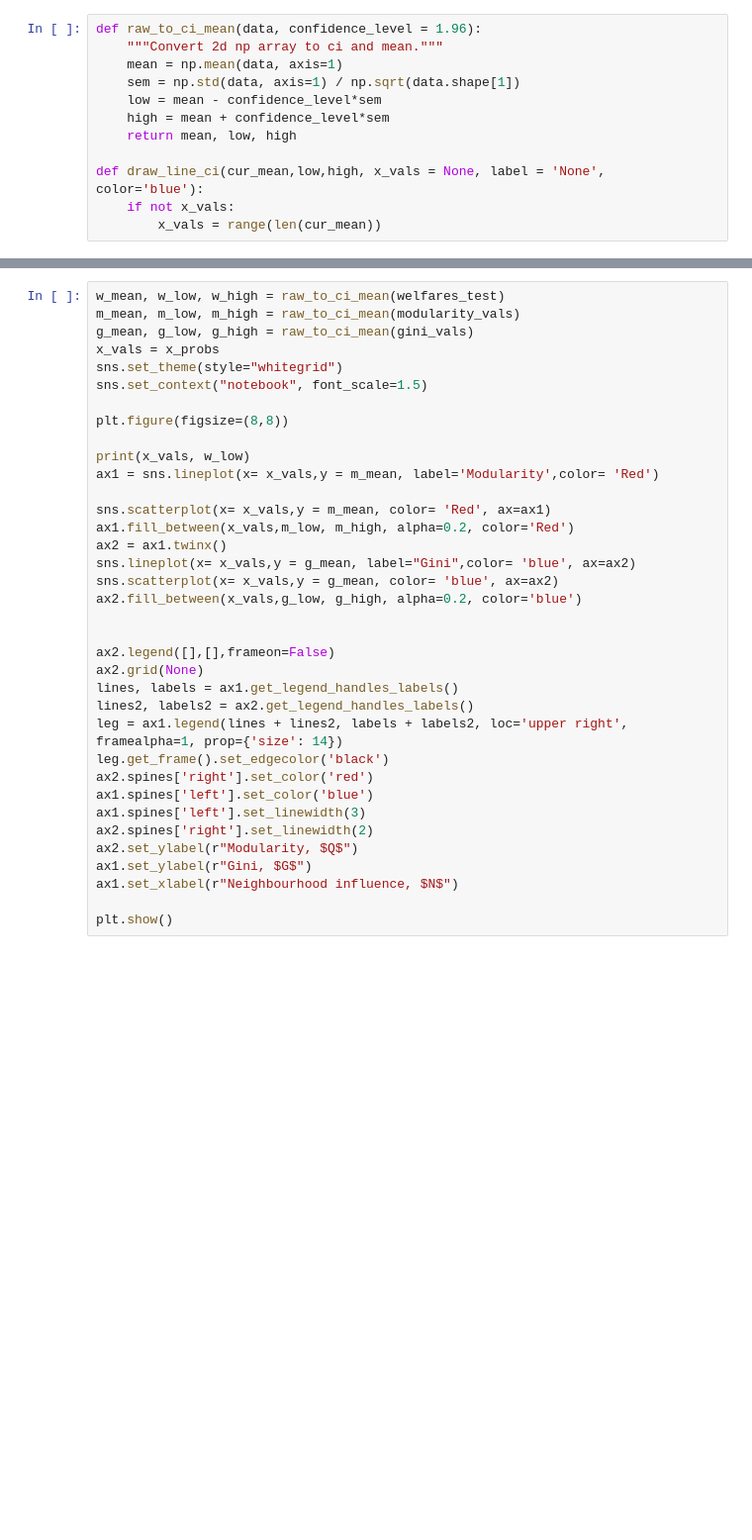
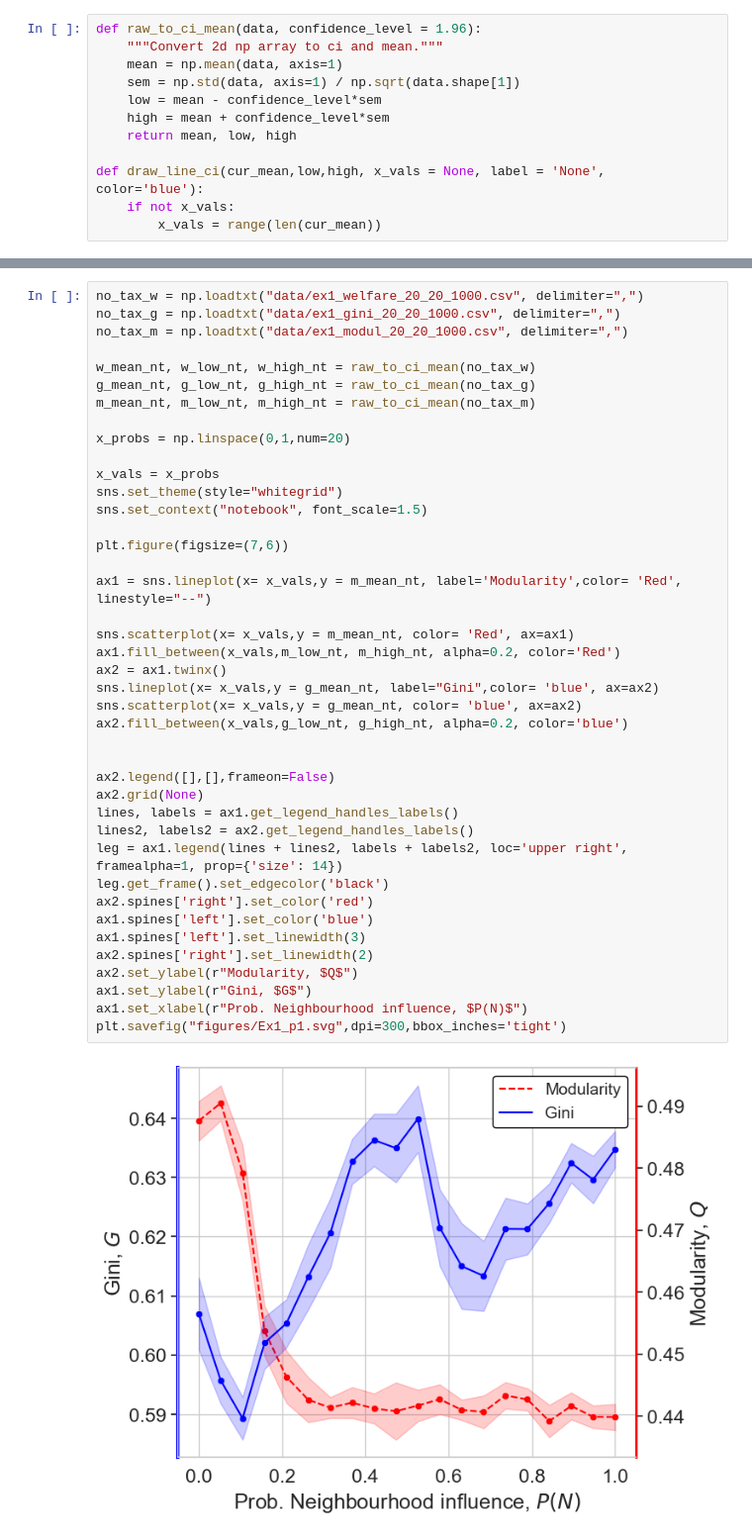
Before and after one commit to PaulHosek/Agent_based_modeling, a Jupyter notebook: Experiments.ipynb, the cells around one changed output, grey strips where cells are left out. Shown at 99% size. Saved outputs shown, nothing was run; the diff lists cells and outputs as text; blank space fills up the shorter version.

```diff
--- a/Experiments.ipynb
+++ b/Experiments.ipynb
@@ -93,36 +57,43 @@ print(modularity_vals)
 # %%
-w_mean, w_low, w_high = raw_to_ci_mean(welfares_test)
-m_mean, m_low, m_high = raw_to_ci_mean(modularity_vals)
-g_mean, g_low, g_high = raw_to_ci_mean(gini_vals)
+no_tax_w = np.loadtxt("data/ex1_welfare_20_20_1000.csv", delimiter=",")
+no_tax_g = np.loadtxt("data/ex1_gini_20_20_1000.csv", delimiter=",")
+no_tax_m = np.loadtxt("data/ex1_modul_20_20_1000.csv", delimiter=",")
+
+w_mean_nt, w_low_nt, w_high_nt = raw_to_ci_mean(no_tax_w)
+g_mean_nt, g_low_nt, g_high_nt = raw_to_ci_mean(no_tax_g)
+m_mean_nt, m_low_nt, m_high_nt = raw_to_ci_mean(no_tax_m)
+
+x_probs = np.linspace(0,1,num=20)
+
 x_vals = x_probs
 sns.set_theme(style="whitegrid")
 sns.set_context("notebook", font_scale=1.5)
 
-plt.figure(figsize=(8,8))
+plt.figure(figsize=(7,6))
 
-print(x_vals, w_low)
-ax1 = sns.lineplot(x= x_vals,y = m_mean, label='Modularity',color= 'Red')
+ax1 = sns.lineplot(x= x_vals,y = m_mean_nt, label='Modularity',color= 'Red', linestyle="--")
 
-sns.scatterplot(x= x_vals,y = m_mean, color= 'Red', ax=ax1)
-ax1.fill_between(x_vals,m_low, m_high, alpha=0.2, color='Red')
+sns.scatterplot(x= x_vals,y = m_mean_nt, color= 'Red', ax=ax1)
+ax1.fill_between(x_vals,m_low_nt, m_high_nt, alpha=0.2, color='Red')
 ax2 = ax1.twinx()
-sns.lineplot(x= x_vals,y = g_mean, label="Gini",color= 'blue', ax=ax2)
-sns.scatterplot(x= x_vals,y = g_mean, color= 'blue', ax=ax2)
-ax2.fill_between(x_vals,g_low, g_high, alpha=0.2, color='blue')
+sns.lineplot(x= x_vals,y = g_mean_nt, label="Gini",color= 'blue', ax=ax2)
+sns.scatterplot(x= x_vals,y = g_mean_nt, color= 'blue', ax=ax2)
+ax2.fill_between(x_vals,g_low_nt, g_high_nt, alpha=0.2, color='blue')
 
 
 ax2.legend([],[],frameon=False)
 ax2.grid(None)
 lines, labels = ax1.get_legend_handles_labels()
 lines2, labels2 = ax2.get_legend_handles_labels()
 leg = ax1.legend(lines + lines2, labels + labels2, loc='upper right', framealpha=1, prop={'size': 14})
 leg.get_frame().set_edgecolor('black')
 ax2.spines['right'].set_color('red')
 ax1.spines['left'].set_color('blue')
 ax1.spines['left'].set_linewidth(3)
 ax2.spines['right'].set_linewidth(2)
 ax2.set_ylabel(r"Modularity, $Q$")
 ax1.set_ylabel(r"Gini, $G$")
-ax1.set_xlabel(r"Neighbourhood influence, $N$")
-
-plt.show()
+ax1.set_xlabel(r"Prob. Neighbourhood influence, $P(N)$")
+plt.savefig("figures/Ex1_p1.svg",dpi=300,bbox_inches='tight')
+# %% [output]
+[figure, added]
```
Also changed, not shown: parts of 15 cells of this notebook, 2 other files.
